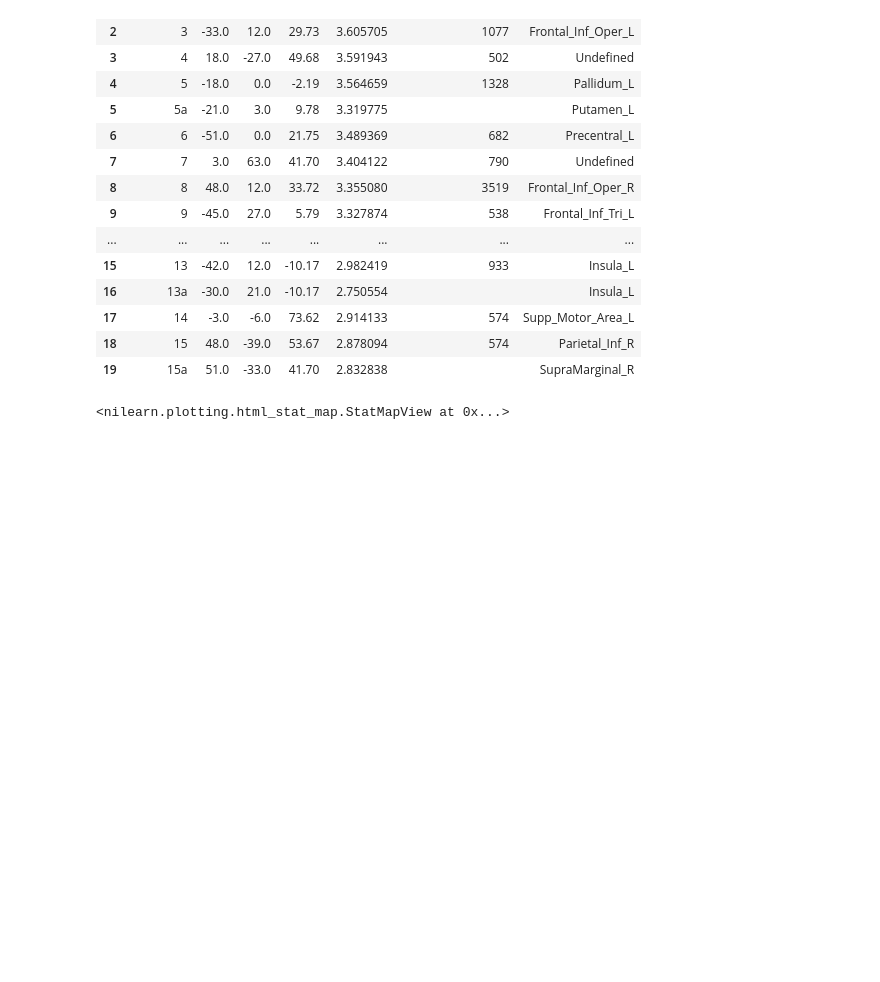
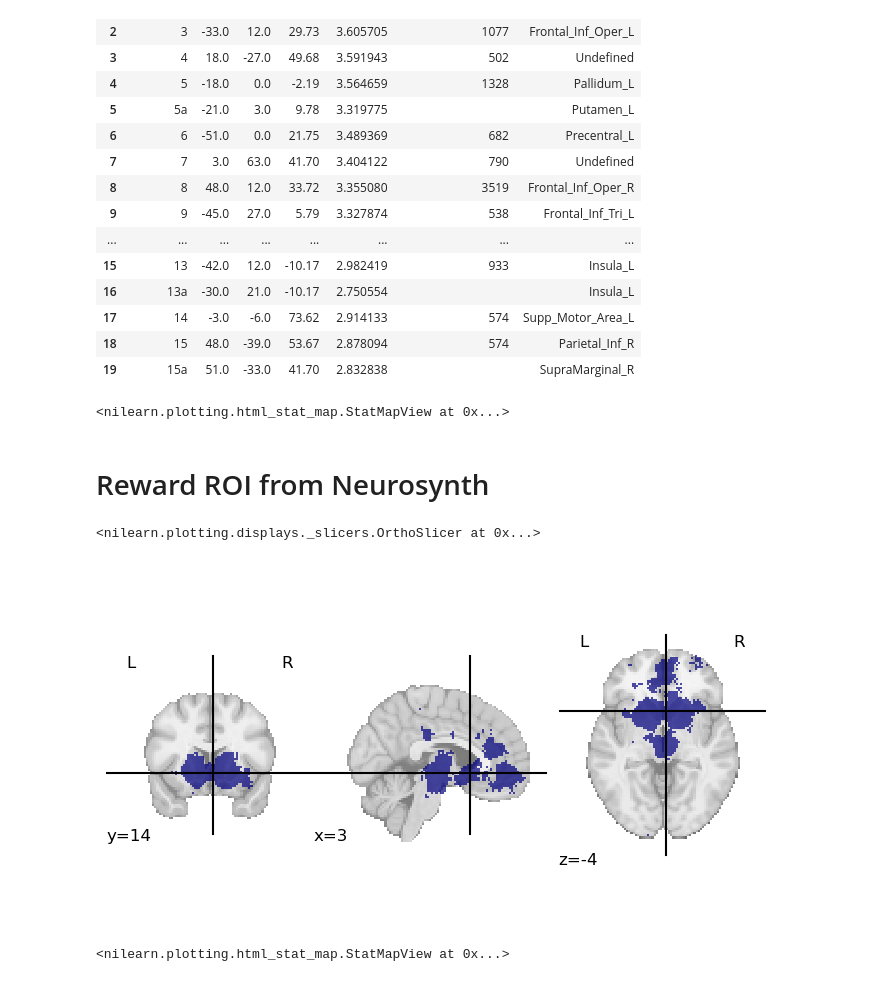
Before and after one commit to CIBIT-UC/musicnf-novelinterface, a Jupyter notebook: scripts/SecondLevelGLM_ActiveVSSham.ipynb, the cells around one changed output. Drawn from its saved outputs; the diff is of its cells as text; code cells hidden in the pictures; blank space fills up the shorter version.

```diff
--- a/scripts/SecondLevelGLM_ActiveVSSham.ipynb
+++ b/scripts/SecondLevelGLM_ActiveVSSham.ipynb
@@ -133,3 +132,16 @@ table_g.to_clipboard()
 nlp.view_img(corrected_map, threshold=thres, colorbar=True)
 # %% [output]
 <nilearn.plotting.html_stat_map.StatMapView at 0x...>
+# %% [markdown]
+# Reward ROI from Neurosynth
+# %%
+# load and binarize the roi
+from nilearn.image import math_img
+
+roi_path = os.path.join(sett["git_path"], "data", "reward_association-test_z_FDR_0.01.nii.gz")
+roi_bin = math_img("img > 0", img=roi_path)
+
+nlp.plot_roi(roi_bin)
+# %% [output]
+<nilearn.plotting.displays._slicers.OrthoSlicer at 0x...>
+[figure, added]
@@ -135,0 +156,4 @@ nlp.view_img(corrected_map, threshold=thres, colorbar=True)
+# %%
+nlp.view_img(stat_maps_paired_masked['z_score'], colorbar=True)
+# %% [output]
+<nilearn.plotting.html_stat_map.StatMapView at 0x...>
```
Also changed, not shown: parts of 13 cells of this notebook, 4 other files.
